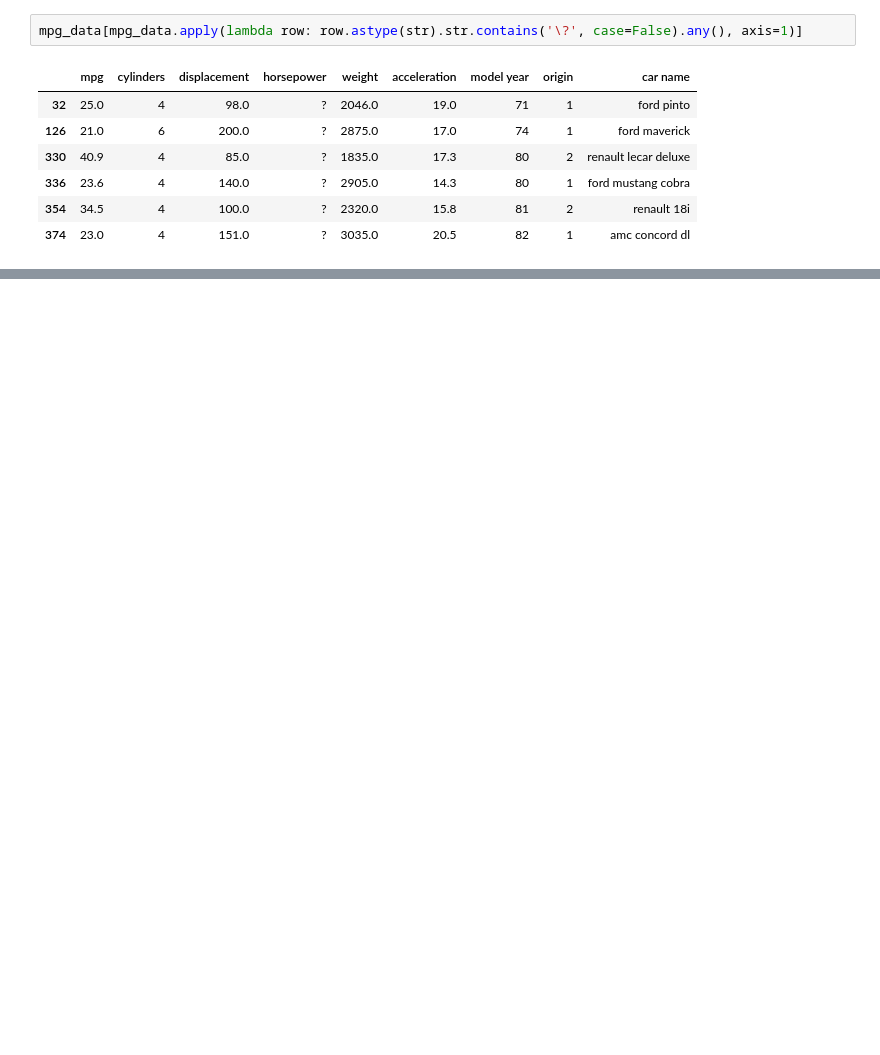
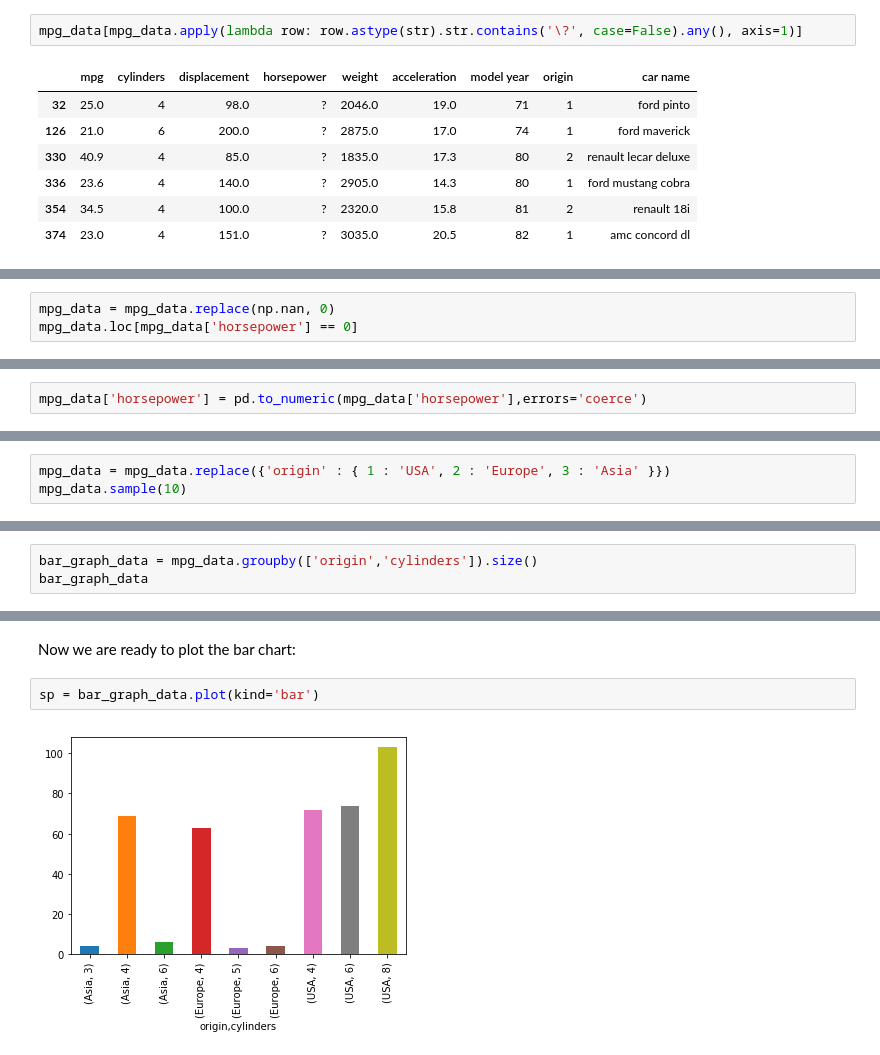
Before and after one commit to mhernandezit/is362_chapter8, a Jupyter notebook: Assignment8.ipynb, the cells around one changed output, grey strips where cells are left out. Cells and saved outputs as stored; diff of their text form; blank space fills up the shorter version.

```diff
--- a/Assignment8.ipynb
+++ b/Assignment8.ipynb
@@ -82,0 +79,3 @@ mpg_data[mpg_data.apply(lambda row: row.astype(str).str.contains('\?', case=Fals
+# %%
+mpg_data = mpg_data.replace(np.nan, 0)
+mpg_data.loc[mpg_data['horsepower'] == 0]
@@ -82,0 +90,2 @@ mpg_data[mpg_data.apply(lambda row: row.astype(str).str.contains('\?', case=Fals
+# %%
+mpg_data['horsepower'] = pd.to_numeric(mpg_data['horsepower'],errors='coerce')
@@ -82,0 +96,3 @@ mpg_data[mpg_data.apply(lambda row: row.astype(str).str.contains('\?', case=Fals
+# %%
+mpg_data = mpg_data.replace({'origin' : { 1 : 'USA', 2 : 'Europe', 3 : 'Asia' }})
+mpg_data.sample(10)
@@ -82,0 +129,3 @@ mpg_data[mpg_data.apply(lambda row: row.astype(str).str.contains('\?', case=Fals
+# %%
+bar_graph_data = mpg_data.groupby(['origin','cylinders']).size()
+bar_graph_data
@@ -82,0 +144,6 @@ mpg_data[mpg_data.apply(lambda row: row.astype(str).str.contains('\?', case=Fals
+# %% [markdown]
+Now we are ready to plot the bar chart:
+# %%
+sp = bar_graph_data.plot(kind='bar')
+# %% [output]
+[figure, added]
```
Also changed, not shown: parts of 16 cells of this notebook.
